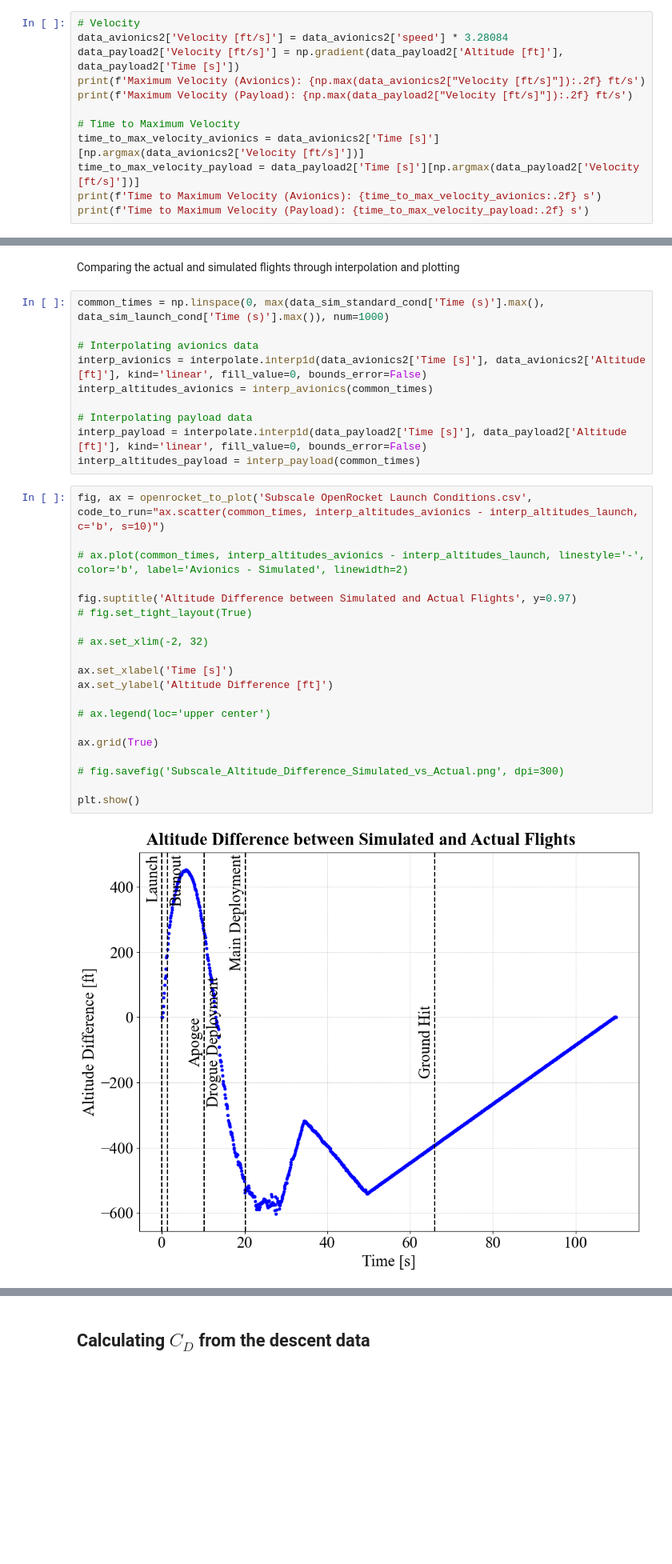
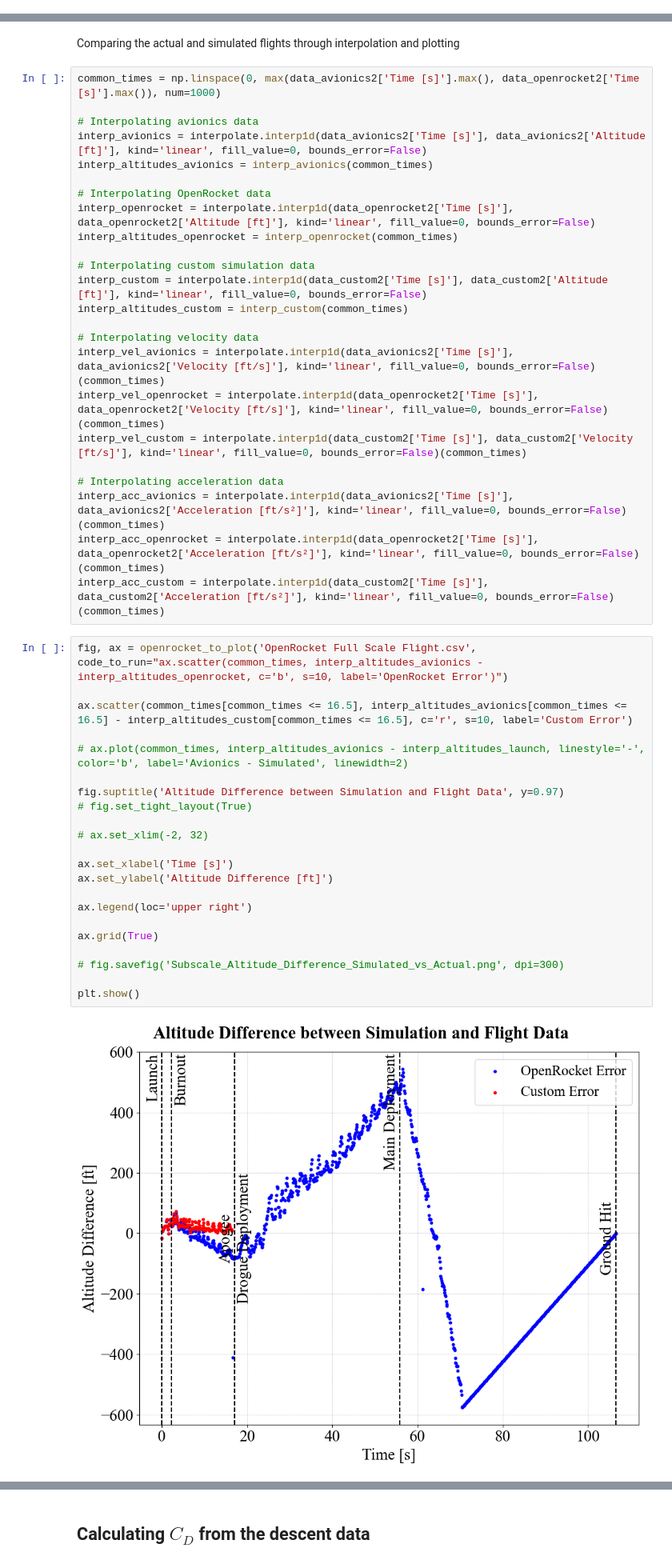
Before and after one commit to saividyud/NASA_25-26_Rocket_Simulations, a Jupyter notebook: Full Scale Flight Analysis/analyzer.ipynb, the cells around one changed output, grey strips where cells are left out. Shown at 80% size. Saved outputs shown, nothing was run; the diff lists cells and outputs as text; blank space fills up the shorter version.

```diff
--- a/Full Scale Flight Analysis/analyzer.ipynb
+++ b/Full Scale Flight Analysis/analyzer.ipynb
@@ -261,12 +565,0 @@ Time to Apogee (Payload): 9.85 s
-# %%
-# Velocity
-data_avionics2['Velocity [ft/s]'] = data_avionics2['speed'] * 3.28084
-data_payload2['Velocity [ft/s]'] = np.gradient(data_payload2['Altitude [ft]'], data_payload2['Time [s]'])
-print(f'Maximum Velocity (Avionics): {np.max(data_avionics2["Velocity [ft/s]"]):.2f} ft/s')
-print(f'Maximum Velocity (Payload): {np.max(data_payload2["Velocity [ft/s]"]):.2f} ft/s')
-
-# Time to Maximum Velocity
-time_to_max_velocity_avionics = data_avionics2['Time [s]'][np.argmax(data_avionics2['Velocity [ft/s]'])]
-time_to_max_velocity_payload = data_payload2['Time [s]'][np.argmax(data_payload2['Velocity [ft/s]'])]
-print(f'Time to Maximum Velocity (Avionics): {time_to_max_velocity_avionics:.2f} s')
-print(f'Time to Maximum Velocity (Payload): {time_to_max_velocity_payload:.2f} s')
@@ -675,34 +726,50 @@ plt.show()
 # %% [markdown]
 Comparing the actual and simulated flights through interpolation and plotting
 # %%
-common_times = np.linspace(0, max(data_sim_standard_cond['Time (s)'].max(), data_sim_launch_cond['Time (s)'].max()), num=1000)
+common_times = np.linspace(0, max(data_avionics2['Time [s]'].max(), data_openrocket2['Time [s]'].max()), num=1000)
 
 # Interpolating avionics data
 interp_avionics = interpolate.interp1d(data_avionics2['Time [s]'], data_avionics2['Altitude [ft]'], kind='linear', fill_value=0, bounds_error=False)
 interp_altitudes_avionics = interp_avionics(common_times)
 
-# Interpolating payload data
-interp_payload = interpolate.interp1d(data_payload2['Time [s]'], data_payload2['Altitude [ft]'], kind='linear', fill_value=0, bounds_error=False)
-interp_altitudes_payload = interp_payload(common_times)
+# Interpolating OpenRocket data
+interp_openrocket = interpolate.interp1d(data_openrocket2['Time [s]'], data_openrocket2['Altitude [ft]'], kind='linear', fill_value=0, bounds_error=False)
+interp_altitudes_openrocket = interp_openrocket(common_times)
+
+# Interpolating custom simulation data
+interp_custom = interpolate.interp1d(data_custom2['Time [s]'], data_custom2['Altitude [ft]'], kind='linear', fill_value=0, bounds_error=False)
+interp_altitudes_custom = interp_custom(common_times)
+
+# Interpolating velocity data
+interp_vel_avionics = interpolate.interp1d(data_avionics2['Time [s]'], data_avionics2['Velocity [ft/s]'], kind='linear', fill_value=0, bounds_error=False)(common_times)
+interp_vel_openrocket = interpolate.interp1d(data_openrocket2['Time [s]'], data_openrocket2['Velocity [ft/s]'], kind='linear', fill_value=0, bounds_error=False)(common_times)
+interp_vel_custom = interpolate.interp1d(data_custom2['Time [s]'], data_custom2['Velocity [ft/s]'], kind='linear', fill_value=0, bounds_error=False)(common_times)
+
+# Interpolating acceleration data
+interp_acc_avionics = interpolate.interp1d(data_avionics2['Time [s]'], data_avionics2['Acceleration [ft/s²]'], kind='linear', fill_value=0, bounds_error=False)(common_times)
+interp_acc_openrocket = interpolate.interp1d(data_openrocket2['Time [s]'], data_openrocket2['Acceleration [ft/s²]'], kind='linear', fill_value=0, bounds_error=False)(common_times)
+interp_acc_custom = interpolate.interp1d(data_custom2['Time [s]'], data_custom2['Acceleration [ft/s²]'], kind='linear', fill_value=0, bounds_error=False)(common_times)
 # %%
-fig, ax = openrocket_to_plot('Subscale OpenRocket Launch Conditions.csv', code_to_run="ax.scatter(common_times, interp_altitudes_avionics - interp_altitudes_launch, c='b', s=10)")
+fig, ax = openrocket_to_plot('OpenRocket Full Scale Flight.csv', code_to_run="ax.scatter(common_times, interp_altitudes_avionics - interp_altitudes_openrocket, c='b', s=10, label='OpenRocket Error')")
+
+ax.scatter(common_times[common_times <= 16.5], interp_altitudes_avionics[common_times <= 16.5] - interp_altitudes_custom[common_times <= 16.5], c='r', s=10, label='Custom Error')
 
 # ax.plot(common_times, interp_altitudes_avionics - interp_altitudes_launch, linestyle='-', color='b', label='Avionics - Simulated', linewidth=2)
 
-fig.suptitle('Altitude Difference between Simulated and Actual Flights', y=0.97)
+fig.suptitle('Altitude Difference between Simulation and Flight Data', y=0.97)
 # fig.set_tight_layout(True)
 
 # ax.set_xlim(-2, 32)
 
 ax.set_xlabel('Time [s]')
 ax.set_ylabel('Altitude Difference [ft]')
 
-# ax.legend(loc='upper center')
+ax.legend(loc='upper right')
 
 ax.grid(True)
 
 # fig.savefig('Subscale_Altitude_Difference_Simulated_vs_Actual.png', dpi=300)
 
 plt.show()
 # %% [output]
-[figure, old version]
+[figure, new version]
```
Also changed, not shown: parts of 97 cells of this notebook, 23 other files.
